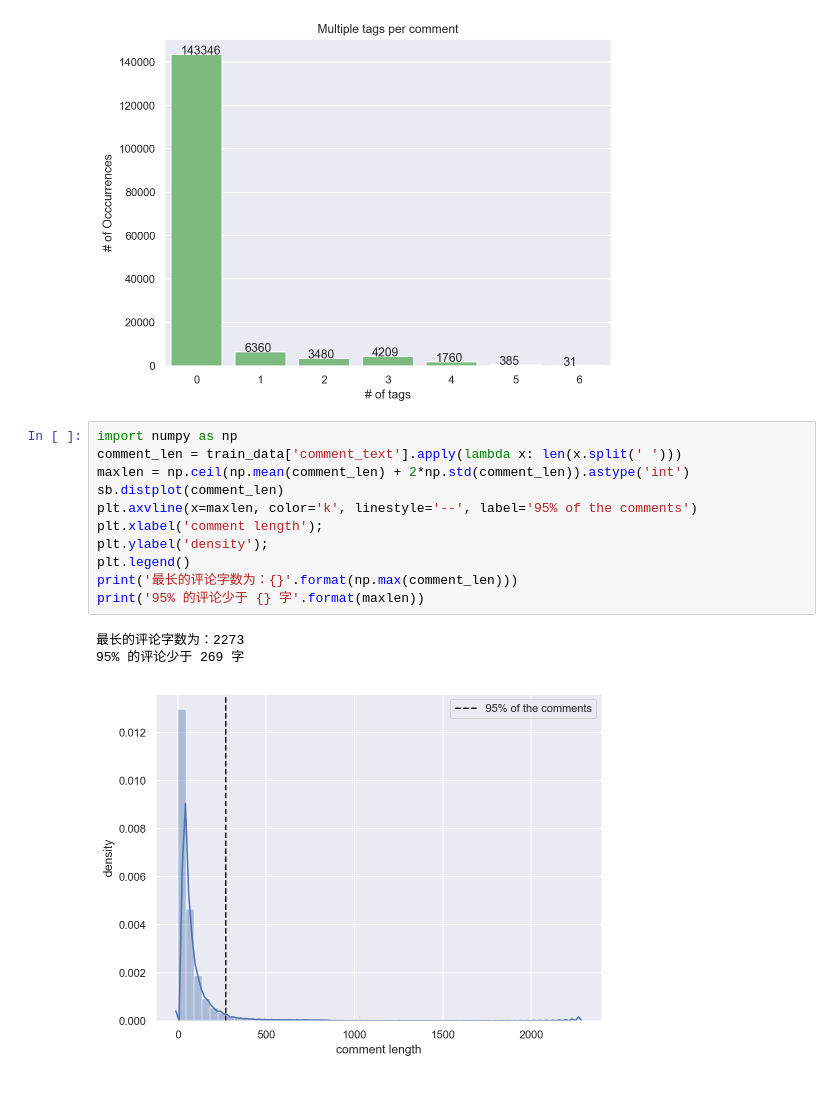
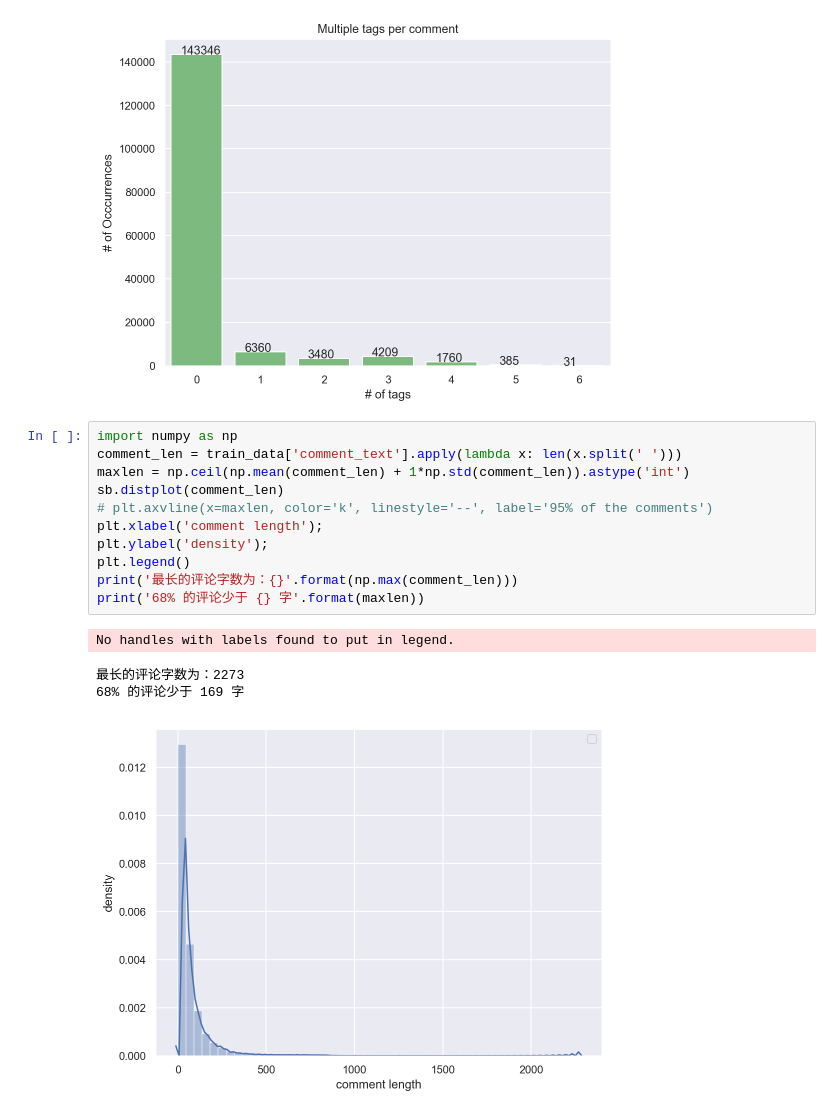
Before and after one commit to Zhengqi-Li/NLP, a Jupyter notebook: data_get.ipynb, the cells around one changed output. Saved outputs shown, nothing was run; the diff lists cells and outputs as text.

```diff
--- a/data_get.ipynb
+++ b/data_get.ipynb
@@ -65,18 +73,19 @@ for a,b in enumerate(y):
 # %%
 import numpy as np
 comment_len = train_data['comment_text'].apply(lambda x: len(x.split(' ')))
-maxlen = np.ceil(np.mean(comment_len) + 2*np.std(comment_len)).astype('int')
+maxlen = np.ceil(np.mean(comment_len) + 1*np.std(comment_len)).astype('int')
 sb.distplot(comment_len)
-plt.axvline(x=maxlen, color='k', linestyle='--', label='95% of the comments')
+# plt.axvline(x=maxlen, color='k', linestyle='--', label='95% of the comments')
 plt.xlabel('comment length');
 plt.ylabel('density');
 plt.legend()
 print('最长的评论字数为：{}'.format(np.max(comment_len)))
-print('95% 的评论少于 {} 字'.format(maxlen))
+print('68% 的评论少于 {} 字'.format(maxlen))
 # %% [output]
-最长的评论字数为：2273
-95% 的评论少于 269 字
+No handles with labels found to put in legend.
+最长的评论字数为：2273
+68% 的评论少于 169 字
-[figure, old version]
+[figure, new version]
 # %%
 from keras.preprocessing.text import Tokenizer
 from nltk.tokenize import RegexpTokenizer
```
Also changed, not shown: parts of 10 cells of this notebook.
